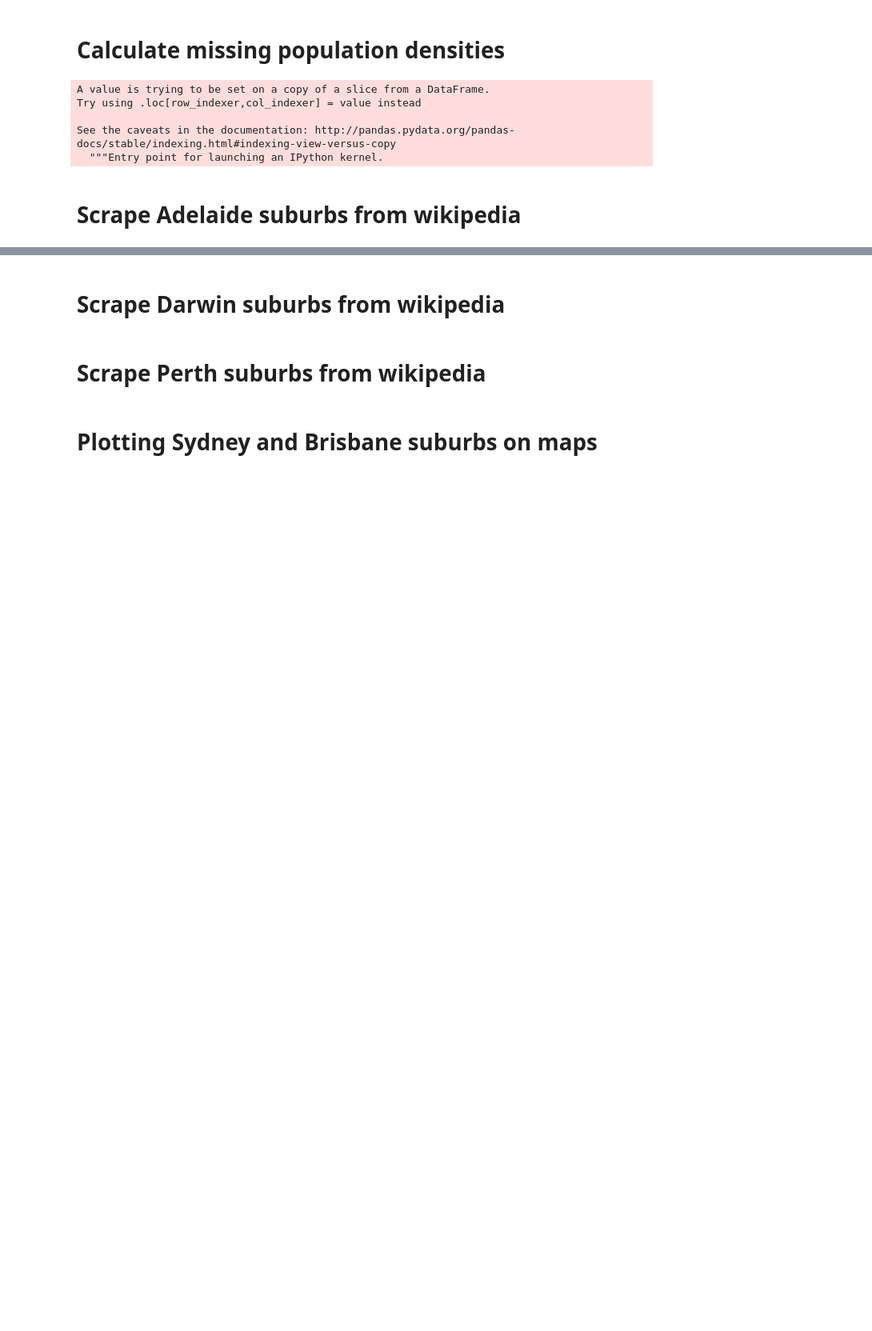
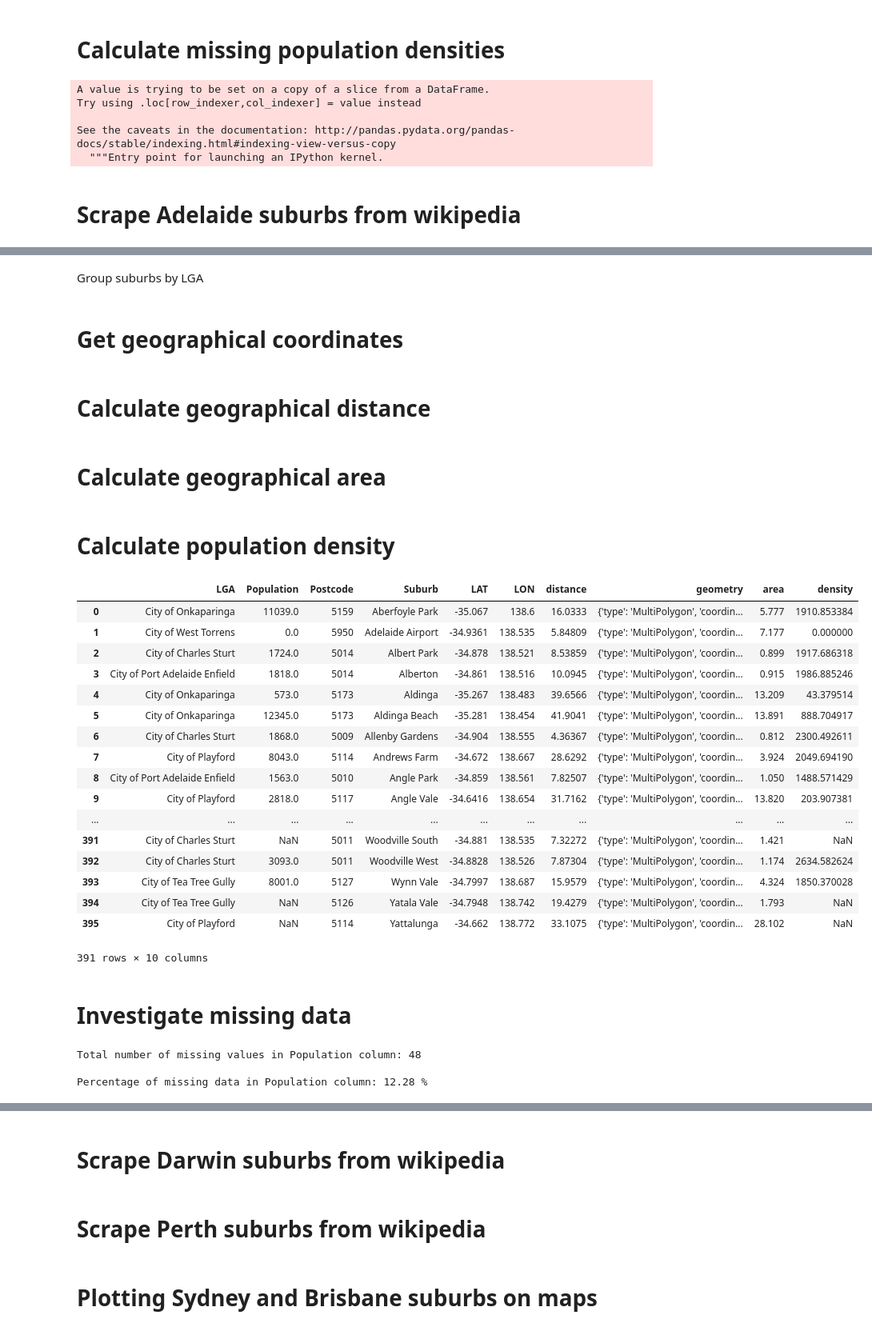
Before and after one commit to jasontran600/IBM_data_science_captstone_project, a Jupyter notebook: Melbourne_Sydney_Tasmania_migration_project/data_scraping_suburbs.ipynb, the cells around one changed output, grey strips where cells are left out. Shown at 80% size. Drawn from its saved outputs; the diff is of its cells as text; code cells hidden in the pictures; blank space fills up the shorter version.

Commit message:
Add adelaide suburbs. update wiki_info_box functions to work for adelaides wikipedia page

```diff
--- a/Melbourne_Sydney_Tasmania_migration_project/data_scraping_suburbs.ipynb
+++ b/Melbourne_Sydney_Tasmania_migration_project/data_scraping_suburbs.ipynb
@@ -1651,0 +1721,7 @@ hobart_suburbs.to_csv('hobart_suburbs.csv')
+# %% [markdown]
+Group suburbs by LGA
+# %%
+adelaide_suburbs_df = adelaide_suburbs_df.groupby(['Suburb', 'Postcode']).agg({'LGA' : ', '.join,
+                                        'Population': 'mean'}).reset_index().reindex(columns=adelaide_suburbs_df.columns)
+# %% [markdown]
+# Get geographical coordinates
@@ -1651,0 +1747,2 @@ hobart_suburbs.to_csv('hobart_suburbs.csv')
+# %% [markdown]
+# Calculate geographical distance
@@ -1651,0 +1762,71 @@ hobart_suburbs.to_csv('hobart_suburbs.csv')
+# %% [markdown]
+# Calculate geographical area
+# %%
+with open('suburb_boundaries_sa.json') as f:
+    d = json.load(f)
+# %%
+geo_boundary = pd.DataFrame.from_dict(d['features'])
+geo_boundary.drop(['geometry_name', 'id', 'type'], axis=1, inplace=True)
+
+geo_boundary['Postcode'] = None
+
+for index, row in geo_boundary.iterrows():
+    suburb = row['properties']['sa_local_2']
+    postcode = row['properties']['sa_local_4']
+
+    geo_boundary.iat[index, geo_boundary.columns.get_loc('properties')] = suburb.title()
+
+    try:
+        if postcode == None:
+            postcode = adelaide_suburbs_df.loc[adelaide_suburbs_df['Suburb'] == suburb.title()]['Postcode'].values[0]
+            geo_boundary.iat[index, geo_boundary.columns.get_loc('Postcode')] = postcode
+        else:
+            geo_boundary.iat[index, geo_boundary.columns.get_loc('Postcode')] = postcode
+    except(IndexError):
+        continue
+
+geo_boundary.rename(columns={'properties':'Suburb'}, inplace=True)
+
+# Calculate geographical area
+geo_boundary['area'] = geo_boundary['geometry'].apply(lambda x : round(shape(x).area * (10**4), 3))
+
+# Merge area and polygons to dataframe
+adelaide_suburbs_df = adelaide_suburbs_df.merge(geo_boundary, how = 'inner', on = ['Suburb', 'Postcode'])
+
+# Drop duplicate rows
+adelaide_suburbs_df.drop_duplicates(subset =["Suburb", "LGA"], keep = 'first', inplace = True)
+# %% [markdown]
+# Calculate population density
+# %%
+adelaide_suburbs_df['density'] = (adelaide_suburbs_df['Population'] / adelaide_suburbs_df['area'])
+# %%
+adelaide_suburbs_df
+# %% [output]
+|  | LGA | Population | Postcode | Suburb | LAT | LON | distance | geometry | area | density |
+| 0 | City of Onkaparinga | 11039.0 | 5159 | Aberfoyle Park | -35.067 | 138.6 | 16.0333 | {'type': 'MultiPolygon', 'coordin... | 5.777 | 1910.853384 |
+| 1 | City of West Torrens | 0.0 | 5950 | Adelaide Airport | -34.9361 | 138.535 | 5.84809 | {'type': 'MultiPolygon', 'coordin... | 7.177 | 0.000000 |
+| 2 | City of Charles Sturt | 1724.0 | 5014 | Albert Park | -34.878 | 138.521 | 8.53859 | {'type': 'MultiPolygon', 'coordin... | 0.899 | 1917.686318 |
+| 3 | City of Port Adelaide Enfield | 1818.0 | 5014 | Alberton | -34.861 | 138.516 | 10.0945 | {'type': 'MultiPolygon', 'coordin... | 0.915 | 1986.885246 |
+| 4 | City of Onkaparinga | 573.0 | 5173 | Aldinga | -35.267 | 138.483 | 39.6566 | {'type': 'MultiPolygon', 'coordin... | 13.209 | 43.379514 |
+| 5 | City of Onkaparinga | 12345.0 | 5173 | Aldinga Beach | -35.281 | 138.454 | 41.9041 | {'type': 'MultiPolygon', 'coordin... | 13.891 | 888.704917 |
+| 6 | City of Charles Sturt | 1868.0 | 5009 | Allenby Gardens | -34.904 | 138.555 | 4.36367 | {'type': 'MultiPolygon', 'coordin... | 0.812 | 2300.492611 |
+| 7 | City of Playford | 8043.0 | 5114 | Andrews Farm | -34.672 | 138.667 | 28.6292 | {'type': 'MultiPolygon', 'coordin... | 3.924 | 2049.694190 |
+| 8 | City of Port Adelaide Enfield | 1563.0 | 5010 | Angle Park | -34.859 | 138.561 | 7.82507 | {'type': 'MultiPolygon', 'coordin... | 1.050 | 1488.571429 |
+| 9 | City of Playford | 2818.0 | 5117 | Angle Vale | -34.6416 | 138.654 | 31.7162 | {'type': 'MultiPolygon', 'coordin... | 13.820 | 203.907381 |
+| ... | ... | ... | ... | ... | ... | ... | ... | ... | ... | ... |
+| 391 | City of Charles Sturt | NaN | 5011 | Woodville South | -34.881 | 138.535 | 7.32272 | {'type': 'MultiPolygon', 'coordin... | 1.421 | NaN |
+| 392 | City of Charles Sturt | 3093.0 | 5011 | Woodville West | -34.8828 | 138.526 | 7.87304 | {'type': 'MultiPolygon', 'coordin... | 1.174 | 2634.582624 |
+| 393 | City of Tea Tree Gully | 8001.0 | 5127 | Wynn Vale | -34.7997 | 138.687 | 15.9579 | {'type': 'MultiPolygon', 'coordin... | 4.324 | 1850.370028 |
+| 394 | City of Tea Tree Gully | NaN | 5126 | Yatala Vale | -34.7948 | 138.742 | 19.4279 | {'type': 'MultiPolygon', 'coordin... | 1.793 | NaN |
+| 395 | City of Playford | NaN | 5114 | Yattalunga | -34.662 | 138.772 | 33.1075 | {'type': 'MultiPolygon', 'coordin... | 28.102 | NaN |
+391 rows × 10 columns
+# %% [markdown]
+# Investigate missing data
+# %%
+print('Total number of missing values in Population column: {}'.format(adelaide_suburbs_df.shape[0]-adelaide_suburbs_df['Population'].count()))
+print('')
+print('Percentage of missing data in Population column: {} %'.format(round(((adelaide_suburbs_df.shape[0]-adelaide_suburbs_df['Population'].count())/adelaide_suburbs_df.shape[0])*100, 2)))
+# %% [output]
+Total number of missing values in Population column: 48
+
+Percentage of missing data in Population column: 12.28 %
```
Also changed, not shown: parts of 34 cells of this notebook, 3 other files.
